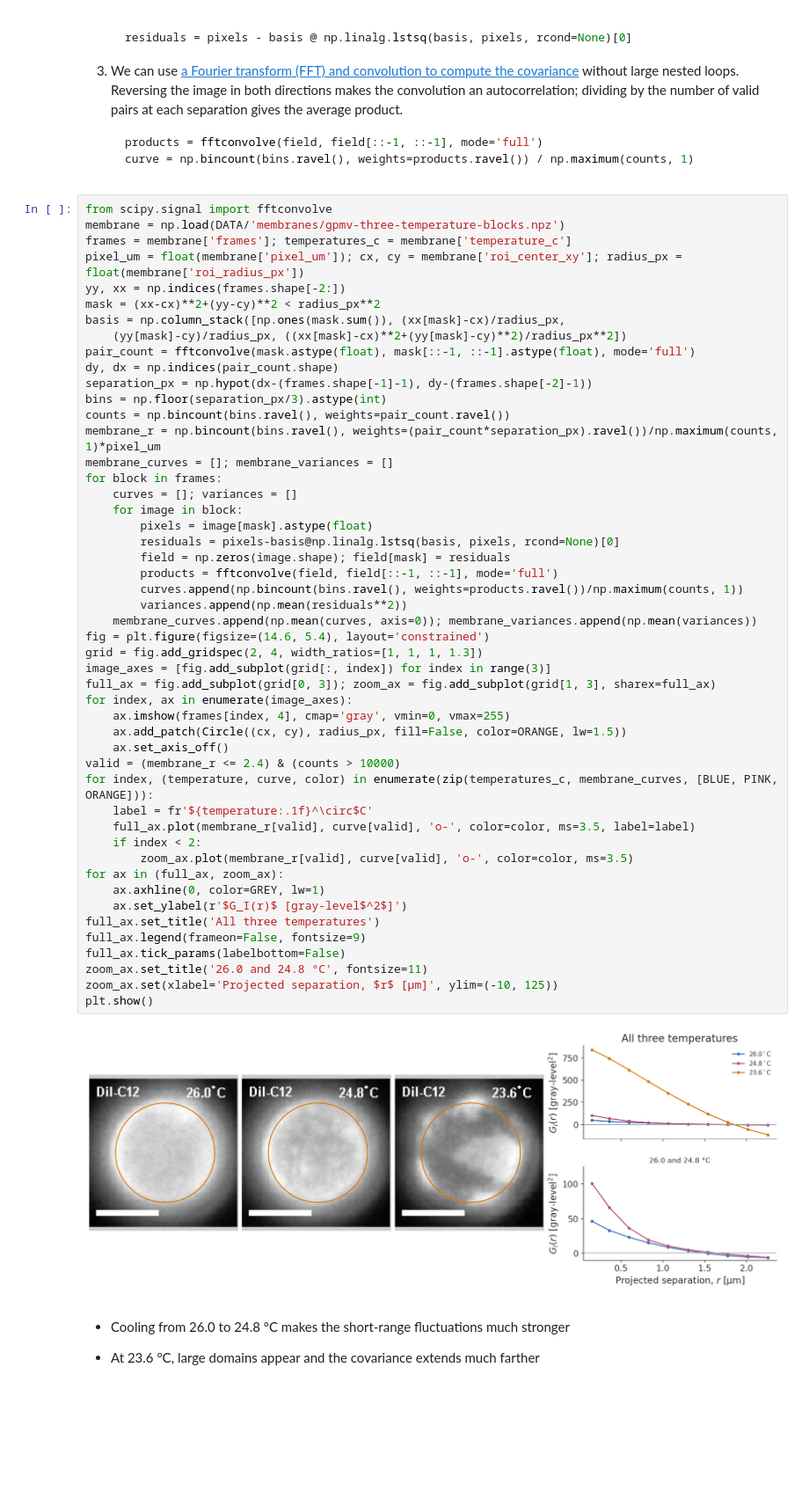
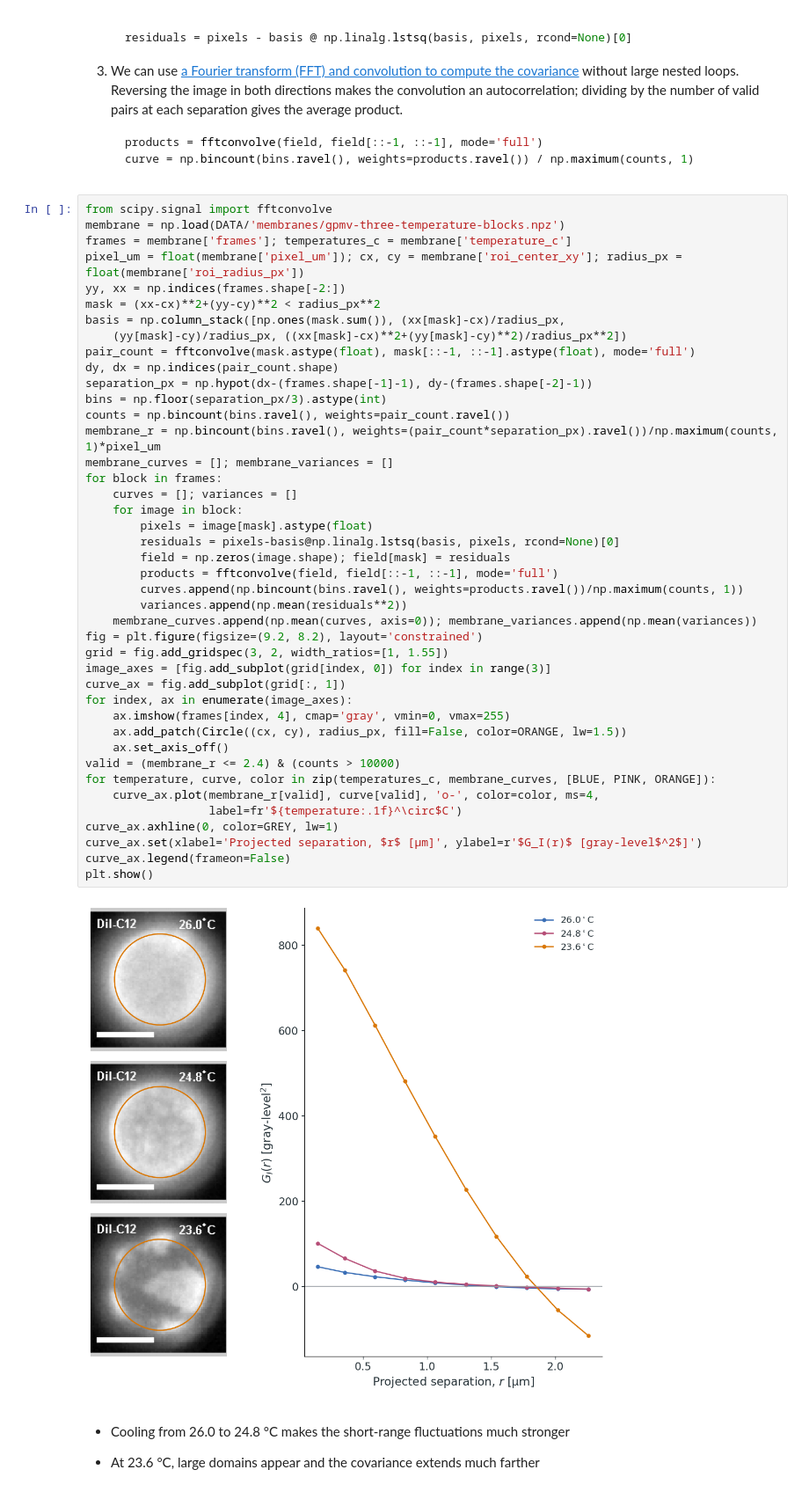
Before and after one commit to shaevitz/567-Crowd-Control, a Jupyter notebook: lectures/lecture-09-spatial-order-response-percolation.ipynb, the cells around one changed output. Shown at 88% size. Drawn from its saved outputs; the diff is of its cells as text; blank space fills up the shorter version.

Commit message:
Stack membrane images beside tall covariance plot

```diff
--- a/lectures/lecture-09-spatial-order-response-percolation.ipynb
+++ b/lectures/lecture-09-spatial-order-response-percolation.ipynb
@@ -651,51 +651,44 @@ membrane = np.load(DATA/'membranes/gpmv-three-temperature-blocks.npz')
 frames = membrane['frames']; temperatures_c = membrane['temperature_c']
 pixel_um = float(membrane['pixel_um']); cx, cy = membrane['roi_center_xy']; radius_px = float(membrane['roi_radius_px'])
 yy, xx = np.indices(frames.shape[-2:])
 mask = (xx-cx)**2+(yy-cy)**2 < radius_px**2
 basis = np.column_stack([np.ones(mask.sum()), (xx[mask]-cx)/radius_px,
     (yy[mask]-cy)/radius_px, ((xx[mask]-cx)**2+(yy[mask]-cy)**2)/radius_px**2])
 pair_count = fftconvolve(mask.astype(float), mask[::-1, ::-1].astype(float), mode='full')
 dy, dx = np.indices(pair_count.shape)
 separation_px = np.hypot(dx-(frames.shape[-1]-1), dy-(frames.shape[-2]-1))
 bins = np.floor(separation_px/3).astype(int)
 counts = np.bincount(bins.ravel(), weights=pair_count.ravel())
 membrane_r = np.bincount(bins.ravel(), weights=(pair_count*separation_px).ravel())/np.maximum(counts, 1)*pixel_um
 membrane_curves = []; membrane_variances = []
 for block in frames:
     curves = []; variances = []
     for image in block:
         pixels = image[mask].astype(float)
         residuals = pixels-basis@np.linalg.lstsq(basis, pixels, rcond=None)[0]
         field = np.zeros(image.shape); field[mask] = residuals
         products = fftconvolve(field, field[::-1, ::-1], mode='full')
         curves.append(np.bincount(bins.ravel(), weights=products.ravel())/np.maximum(counts, 1))
         variances.append(np.mean(residuals**2))
     membrane_curves.append(np.mean(curves, axis=0)); membrane_variances.append(np.mean(variances))
-fig = plt.figure(figsize=(14.6, 5.4), layout='constrained')
-grid = fig.add_gridspec(2, 4, width_ratios=[1, 1, 1, 1.3])
-image_axes = [fig.add_subplot(grid[:, index]) for index in range(3)]
-full_ax = fig.add_subplot(grid[0, 3]); zoom_ax = fig.add_subplot(grid[1, 3], sharex=full_ax)
+fig = plt.figure(figsize=(9.2, 8.2), layout='constrained')
+grid = fig.add_gridspec(3, 2, width_ratios=[1, 1.55])
+image_axes = [fig.add_subplot(grid[index, 0]) for index in range(3)]
+curve_ax = fig.add_subplot(grid[:, 1])
 for index, ax in enumerate(image_axes):
     ax.imshow(frames[index, 4], cmap='gray', vmin=0, vmax=255)
     ax.add_patch(Circle((cx, cy), radius_px, fill=False, color=ORANGE, lw=1.5))
     ax.set_axis_off()
 valid = (membrane_r <= 2.4) & (counts > 10000)
-for index, (temperature, curve, color) in enumerate(zip(temperatures_c, membrane_curves, [BLUE, PINK, ORANGE])):
-    label = fr'${temperature:.1f}^\circ$C'
-    full_ax.plot(membrane_r[valid], curve[valid], 'o-', color=color, ms=3.5, label=label)
-    if index < 2:
-        zoom_ax.plot(membrane_r[valid], curve[valid], 'o-', color=color, ms=3.5)
-for ax in (full_ax, zoom_ax):
-    ax.axhline(0, color=GREY, lw=1)
-    ax.set_ylabel(r'$G_I(r)$ [gray-level$^2$]')
-full_ax.set_title('All three temperatures')
-full_ax.legend(frameon=False, fontsize=9)
-full_ax.tick_params(labelbottom=False)
-zoom_ax.set_title('26.0 and 24.8 °C', fontsize=11)
-zoom_ax.set(xlabel='Projected separation, $r$ [µm]', ylim=(-10, 125))
+for temperature, curve, color in zip(temperatures_c, membrane_curves, [BLUE, PINK, ORANGE]):
+    curve_ax.plot(membrane_r[valid], curve[valid], 'o-', color=color, ms=4,
+                  label=fr'${temperature:.1f}^\circ$C')
+curve_ax.axhline(0, color=GREY, lw=1)
+curve_ax.set(xlabel='Projected separation, $r$ [µm]', ylabel=r'$G_I(r)$ [gray-level$^2$]')
+curve_ax.legend(frameon=False)
 plt.show()
 # %% [output]
-[figure, old version]
+[figure, new version]
 # %% [markdown]
 - Cooling from 26.0 to 24.8 °C makes the short-range fluctuations much stronger
 
```
